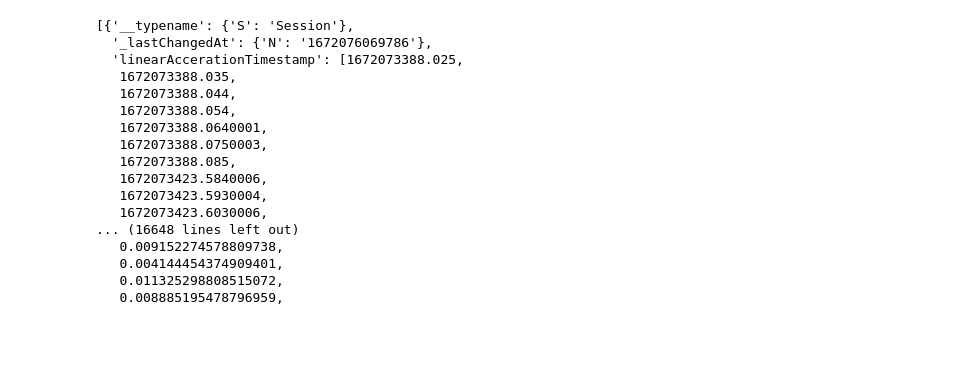
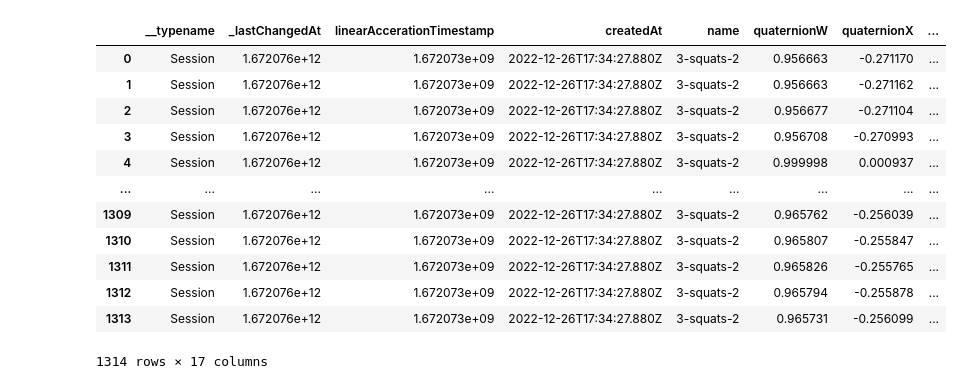
Before and after one commit to shoopapa/m2-gear, a Jupyter notebook: python/dynamodb.ipynb, the cells around one changed output. Saved outputs shown, nothing was run; the diff lists cells and outputs as text; code cells hidden in the pictures; blank space fills up the shorter version.

```diff
--- a/python/dynamodb.ipynb
+++ b/python/dynamodb.ipynb
@@ -1,45 +1,51 @@
 # %%
 import boto3
+import pandas
 
 client = boto3.client('dynamodb')
-items = client.execute_statement(
-    Statement="""SELECT * FROM "Session-e3tq3jp6jjh4xjjpvydbqj64e4-dev" WHERE CONTAINS("name",'rotations')""",
-)['Items']
+items = []
+page = True
+query= """SELECT * FROM "Session-e3tq3jp6jjh4xjjpvydbqj64e4-dev" WHERE CONTAINS("name", '3-squats')"""
+
+resp = client.execute_statement(Statement=query, Limit=1000)
+items.extend(resp['Items'])
+while 'LastEvaluatedKey' in resp:
+  resp = client.execute_statement(Statement=query,Limit=1000,NextToken=resp["NextToken"])
+  items.extend(resp['Items'])
 
 def flatten(obj, key):
   if (len(obj) == 1):
     if 'S' in obj:
       return obj["S"]
     if 'N' in obj:
       return float(obj["N"])
     if 'L' in obj:
       for i in range(len(obj["L"])):
         obj["L"][i] = flatten(obj["L"][i],key)
       obj = obj["L"]
   else:
     for k, value in obj.items():
-      if k[0] != '_':
+
         obj[k] = flatten(value, k)
   return obj
 
+
 items = [flatten(items[i],'') for i in range(len(items))]
 
-items
+df = pandas.DataFrame(items[0])
+
+df
 # %% [output]
+|  | __typename | _lastChangedAt | linearAccerationTimestamp | createdAt | name | quaternionW | quaternionX | ... |
+| 0 | Session | 1.672076e+12 | 1.672073e+09 | 2022-12-26T17:34:27.880Z | 3-squats-2 | 0.956663 | -0.271170 | ... |
+| 1 | Session | 1.672076e+12 | 1.672073e+09 | 2022-12-26T17:34:27.880Z | 3-squats-2 | 0.956663 | -0.271162 | ... |
+| 2 | Session | 1.672076e+12 | 1.672073e+09 | 2022-12-26T17:34:27.880Z | 3-squats-2 | 0.956677 | -0.271104 | ... |
+| 3 | Session | 1.672076e+12 | 1.672073e+09 | 2022-12-26T17:34:27.880Z | 3-squats-2 | 0.956708 | -0.270993 | ... |
+| 4 | Session | 1.672076e+12 | 1.672073e+09 | 2022-12-26T17:34:27.880Z | 3-squats-2 | 0.999998 | 0.000937 | ... |
+| ... | ... | ... | ... | ... | ... | ... | ... | ... |
+| 1309 | Session | 1.672076e+12 | 1.672073e+09 | 2022-12-26T17:34:27.880Z | 3-squats-2 | 0.965762 | -0.256039 | ... |
+| 1310 | Session | 1.672076e+12 | 1.672073e+09 | 2022-12-26T17:34:27.880Z | 3-squats-2 | 0.965807 | -0.255847 | ... |
+| 1311 | Session | 1.672076e+12 | 1.672073e+09 | 2022-12-26T17:34:27.880Z | 3-squats-2 | 0.965826 | -0.255765 | ... |
+| 1312 | Session | 1.672076e+12 | 1.672073e+09 | 2022-12-26T17:34:27.880Z | 3-squats-2 | 0.965794 | -0.255878 | ... |
+| 1313 | Session | 1.672076e+12 | 1.672073e+09 | 2022-12-26T17:34:27.880Z | 3-squats-2 | 0.965731 | -0.256099 | ... |
-[{'__typename': {'S': 'Session'},
-  '_lastChangedAt': {'N': '1672076069786'},
-  'linearAccerationTimestamp': [1672073388.025,
-   1672073388.035,
-   1672073388.044,
-   1672073388.054,
-   1672073388.0640001,
-   1672073388.0750003,
-   1672073388.085,
-   1672073423.5840006,
-   1672073423.5930004,
-   1672073423.6030006,
-... (16648 lines left out)
-   0.009152274578809738,
-   0.004144454374909401,
-   0.011325298808515072,
-   0.008885195478796959,
+1314 rows × 17 columns
```
Also changed, not shown: parts of 1 cell of this notebook.
